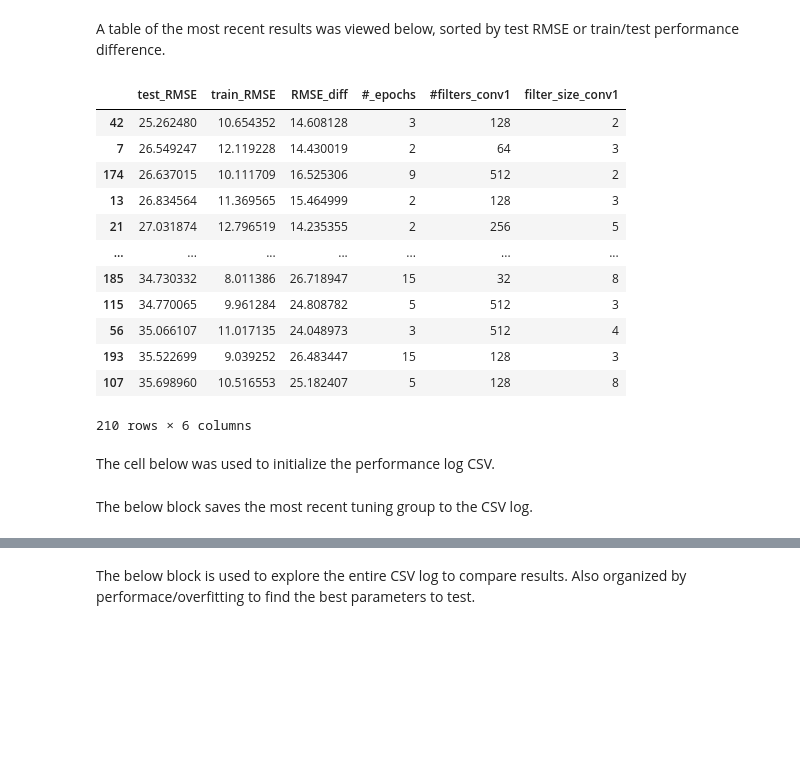
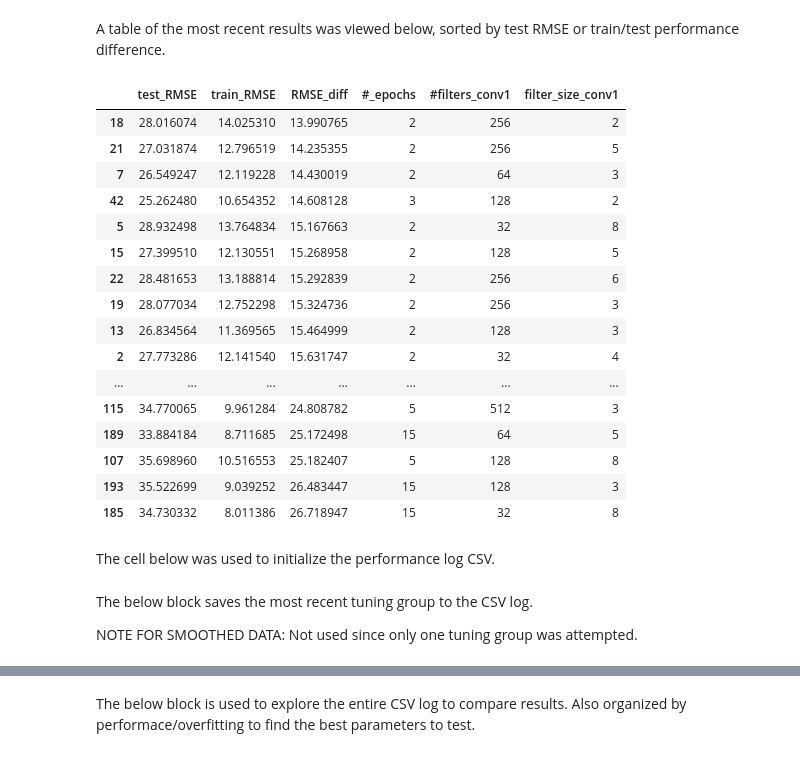
Before and after one commit to sakinanazarali/RUL_Prediction, a Jupyter notebook: models/CNN-Smooth.ipynb, the cells around one changed output, grey strips where cells are left out. Drawn from its saved outputs; the diff is of its cells as text; code cells hidden in the pictures; blank space fills up the shorter version.

```diff
--- a/models/CNN-Smooth.ipynb
+++ b/models/CNN-Smooth.ipynb
@@ -445,3 +414,5 @@ WARNING:tensorflow:6 out of the last 12 calls to <function TensorFlowTrainer.mak
+# %%
+record = pd.read_csv("CNN_SMOOTH_data_log.csv")
 # %% [markdown]
 ## Compare results graphically and in a dataframe
 # %% [markdown]
@@ -460,21 +433,25 @@ A table of the most recent results was viewed below, sorted by test RMSE or trai
 # %%
 df = show_df_of_results(pd.DataFrame(record), list(loops.keys()))
 df.sort_values("RMSE_diff")
-df.sort_values("test_RMSE")
+#df.sort_values("test_RMSE")
 # %% [output]
 |  | test_RMSE | train_RMSE | RMSE_diff | #_epochs | #filters_conv1 | filter_size_conv1 |
+| 18 | 28.016074 | 14.025310 | 13.990765 | 2 | 256 | 2 |
+| 21 | 27.031874 | 12.796519 | 14.235355 | 2 | 256 | 5 |
+| 7 | 26.549247 | 12.119228 | 14.430019 | 2 | 64 | 3 |
 | 42 | 25.262480 | 10.654352 | 14.608128 | 3 | 128 | 2 |
-| 7 | 26.549247 | 12.119228 | 14.430019 | 2 | 64 | 3 |
-| 174 | 26.637015 | 10.111709 | 16.525306 | 9 | 512 | 2 |
+| 5 | 28.932498 | 13.764834 | 15.167663 | 2 | 32 | 8 |
+| 15 | 27.399510 | 12.130551 | 15.268958 | 2 | 128 | 5 |
+| 22 | 28.481653 | 13.188814 | 15.292839 | 2 | 256 | 6 |
+| 19 | 28.077034 | 12.752298 | 15.324736 | 2 | 256 | 3 |
 | 13 | 26.834564 | 11.369565 | 15.464999 | 2 | 128 | 3 |
-| 21 | 27.031874 | 12.796519 | 14.235355 | 2 | 256 | 5 |
+| 2 | 27.773286 | 12.141540 | 15.631747 | 2 | 32 | 4 |
 | ... | ... | ... | ... | ... | ... | ... |
+| 115 | 34.770065 | 9.961284 | 24.808782 | 5 | 512 | 3 |
+| 189 | 33.884184 | 8.711685 | 25.172498 | 15 | 64 | 5 |
+| 107 | 35.698960 | 10.516553 | 25.182407 | 5 | 128 | 8 |
+| 193 | 35.522699 | 9.039252 | 26.483447 | 15 | 128 | 3 |
 | 185 | 34.730332 | 8.011386 | 26.718947 | 15 | 32 | 8 |
-| 115 | 34.770065 | 9.961284 | 24.808782 | 5 | 512 | 3 |
-| 56 | 35.066107 | 11.017135 | 24.048973 | 3 | 512 | 4 |
-| 193 | 35.522699 | 9.039252 | 26.483447 | 15 | 128 | 3 |
-| 107 | 35.698960 | 10.516553 | 25.182407 | 5 | 128 | 8 |
-210 rows × 6 columns
 # %% [markdown]
 The cell below was used to initialize the performance log CSV.
 # %%
@@ -488,5 +465,7 @@ The cell below was used to initialize the performance log CSV.
 # df.to_csv("CNN_SMOOTH....csv")
 # %% [markdown]
 The below block saves the most recent tuning group to the CSV log.
+
+NOTE FOR SMOOTHED DATA: Not used since only one tuning group was attempted.
 # %%
 #add_to_cnn_log(record, save_changes = True)
```
Also changed, not shown: parts of 16 cells of this notebook, 2 other files.
